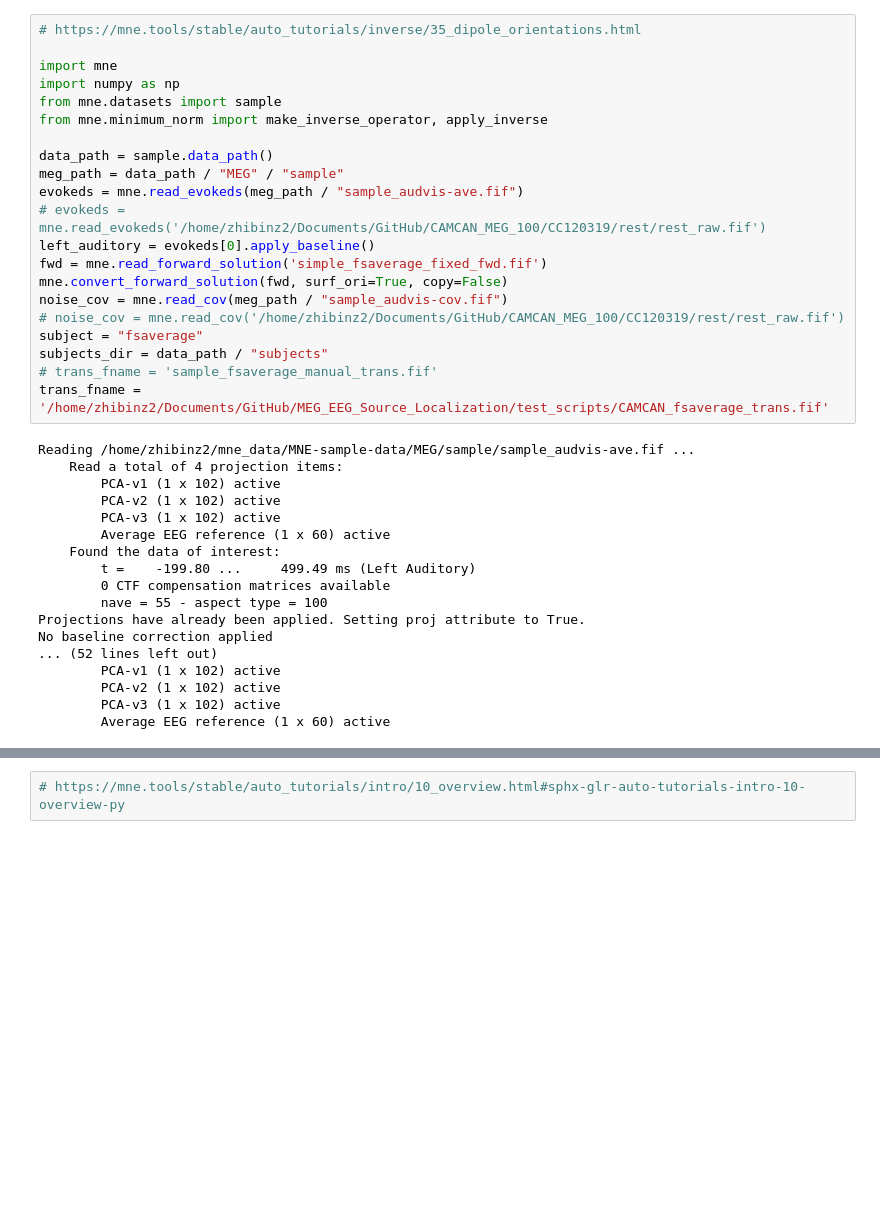
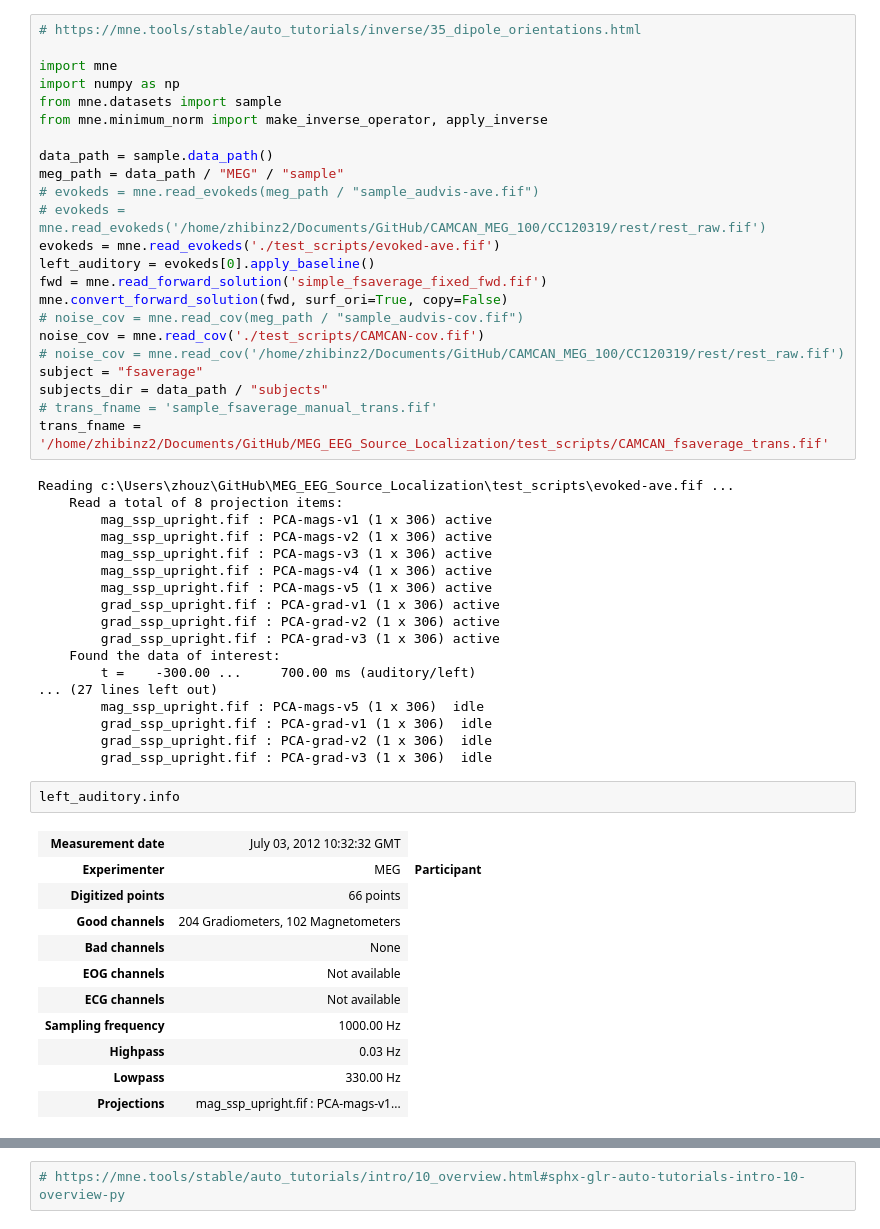
Before and after one commit to zhibinz2/MEG_EEG_Source_Localization, a Jupyter notebook: simple_inv.ipynb, the cells around one changed output, grey strips where cells are left out. Cells and saved outputs as stored; diff of their text form; blank space fills up the shorter version.

Commit message:
Camcan

```diff
--- a/simple_inv.ipynb
+++ b/simple_inv.ipynb
@@ -8,35 +8,51 @@ from mne.minimum_norm import make_inverse_operator, apply_inverse
 
 data_path = sample.data_path()
 meg_path = data_path / "MEG" / "sample"
-evokeds = mne.read_evokeds(meg_path / "sample_audvis-ave.fif")
+# evokeds = mne.read_evokeds(meg_path / "sample_audvis-ave.fif")
 # evokeds = mne.read_evokeds('/home/zhibinz2/Documents/GitHub/CAMCAN_MEG_100/CC120319/rest/rest_raw.fif')
+evokeds = mne.read_evokeds('./test_scripts/evoked-ave.fif')
 left_auditory = evokeds[0].apply_baseline()
 fwd = mne.read_forward_solution('simple_fsaverage_fixed_fwd.fif')
 mne.convert_forward_solution(fwd, surf_ori=True, copy=False)
-noise_cov = mne.read_cov(meg_path / "sample_audvis-cov.fif")
+# noise_cov = mne.read_cov(meg_path / "sample_audvis-cov.fif")
+noise_cov = mne.read_cov('./test_scripts/CAMCAN-cov.fif')
 # noise_cov = mne.read_cov('/home/zhibinz2/Documents/GitHub/CAMCAN_MEG_100/CC120319/rest/rest_raw.fif')
 subject = "fsaverage"
 subjects_dir = data_path / "subjects"
 # trans_fname = 'sample_fsaverage_manual_trans.fif'
 trans_fname = '/home/zhibinz2/Documents/GitHub/MEG_EEG_Source_Localization/test_scripts/CAMCAN_fsaverage_trans.fif'
 # %% [output]
-Reading /home/zhibinz2/mne_data/MNE-sample-data/MEG/sample/sample_audvis-ave.fif ...
-    Read a total of 4 projection items:
-        PCA-v1 (1 x 102) active
-        PCA-v2 (1 x 102) active
-        PCA-v3 (1 x 102) active
-        Average EEG reference (1 x 60) active
+Reading c:\Users\zhouz\GitHub\MEG_EEG_Source_Localization\test_scripts\evoked-ave.fif ...
+    Read a total of 8 projection items:
+        mag_ssp_upright.fif : PCA-mags-v1 (1 x 306) active
+        mag_ssp_upright.fif : PCA-mags-v2 (1 x 306) active
+        mag_ssp_upright.fif : PCA-mags-v3 (1 x 306) active
+        mag_ssp_upright.fif : PCA-mags-v4 (1 x 306) active
+        mag_ssp_upright.fif : PCA-mags-v5 (1 x 306) active
+        grad_ssp_upright.fif : PCA-grad-v1 (1 x 306) active
+        grad_ssp_upright.fif : PCA-grad-v2 (1 x 306) active
+        grad_ssp_upright.fif : PCA-grad-v3 (1 x 306) active
     Found the data of interest:
-        t =    -199.80 ...     499.49 ms (Left Auditory)
-        0 CTF compensation matrices available
-        nave = 55 - aspect type = 100
-Projections have already been applied. Setting proj attribute to True.
-No baseline correction applied
-... (52 lines left out)
-        PCA-v1 (1 x 102) active
-        PCA-v2 (1 x 102) active
-        PCA-v3 (1 x 102) active
-        Average EEG reference (1 x 60) active
+        t =    -300.00 ...     700.00 ms (auditory/left)
+... (27 lines left out)
+        mag_ssp_upright.fif : PCA-mags-v5 (1 x 306)  idle
+        grad_ssp_upright.fif : PCA-grad-v1 (1 x 306)  idle
+        grad_ssp_upright.fif : PCA-grad-v2 (1 x 306)  idle
+        grad_ssp_upright.fif : PCA-grad-v3 (1 x 306)  idle
+# %%
+left_auditory.info
+# %% [output]
+| Measurement date | July 03, 2012 10:32:32 GMT |
+| Experimenter | MEG | Participant |
+| Digitized points | 66 points |
+| Good channels | 204 Gradiometers, 102 Magnetometers |
+| Bad channels | None |
+| EOG channels | Not available |
+| ECG channels | Not available |
+| Sampling frequency | 1000.00 Hz |
+| Highpass | 0.03 Hz |
+| Lowpass | 330.00 Hz |
+| Projections | mag_ssp_upright.fif : PCA-mags-v1... |
 # %%
 # Fixed dipole orientations
 # Compute the source estimate for the left auditory condition in the sample
```
Also changed, not shown: parts of 6 cells of this notebook, 9 other files.
